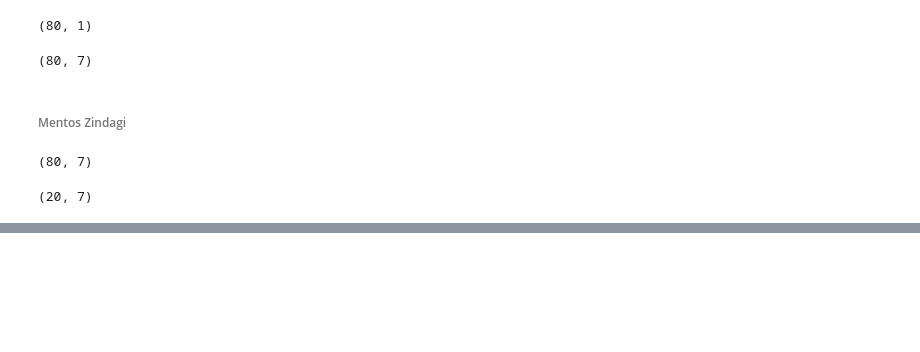
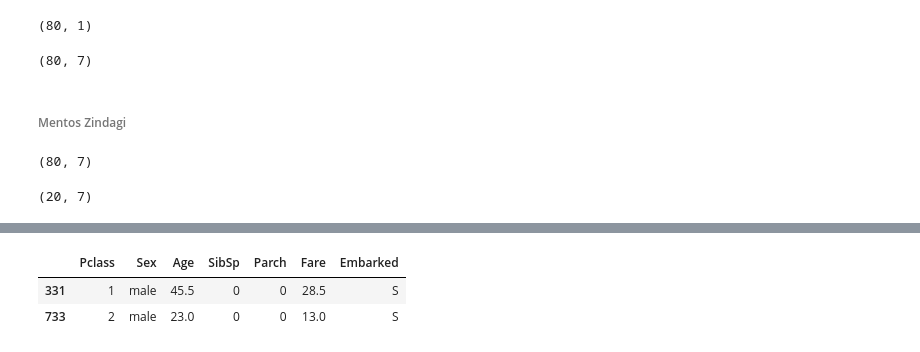
Before and after one commit to panditsumit8825/Machine-Learning, a Jupyter notebook: end_to_end_ml.ipynb, the cells around one changed output, grey strips where cells are left out. Cells and saved outputs as stored; diff of their text form; code cells hidden in the pictures; blank space fills up the shorter version.

```diff
--- a/end_to_end_ml.ipynb
+++ b/end_to_end_ml.ipynb
@@ -1467,0 +1484,2 @@ transformer.transform(X_test).shape
+# %%
+df = pd.read_csv('/content/Titanic-Dataset.csv')
@@ -1467,0 +1495,11 @@ transformer.transform(X_test).shape
+# %%
+df.drop(columns=['PassengerId','Name','Ticket','Cabin'],inplace=True)
+# %%
+# step-1 -> train/test/split
+X_train,X_test,y_train,y_test = train_test_split(df.drop(columns=['Survived']),df['Survived'],test_size=0.2,random_state=42)
+# %%
+X_train.head(2)
+# %% [output]
+|  | Pclass | Sex | Age | SibSp | Parch | Fare | Embarked |
+| 331 | 1 | male | 45.5 | 0 | 0 | 28.5 | S |
+| 733 | 2 | male | 23.0 | 0 | 0 | 13.0 | S |
```
Also changed, not shown: parts of 5 cells of this notebook.
